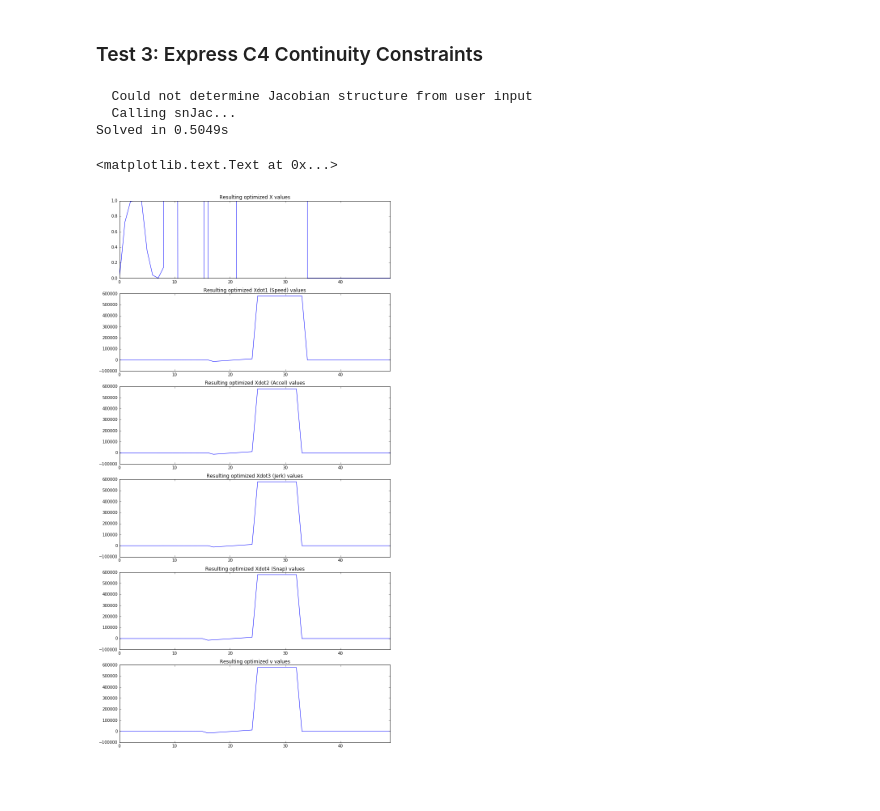
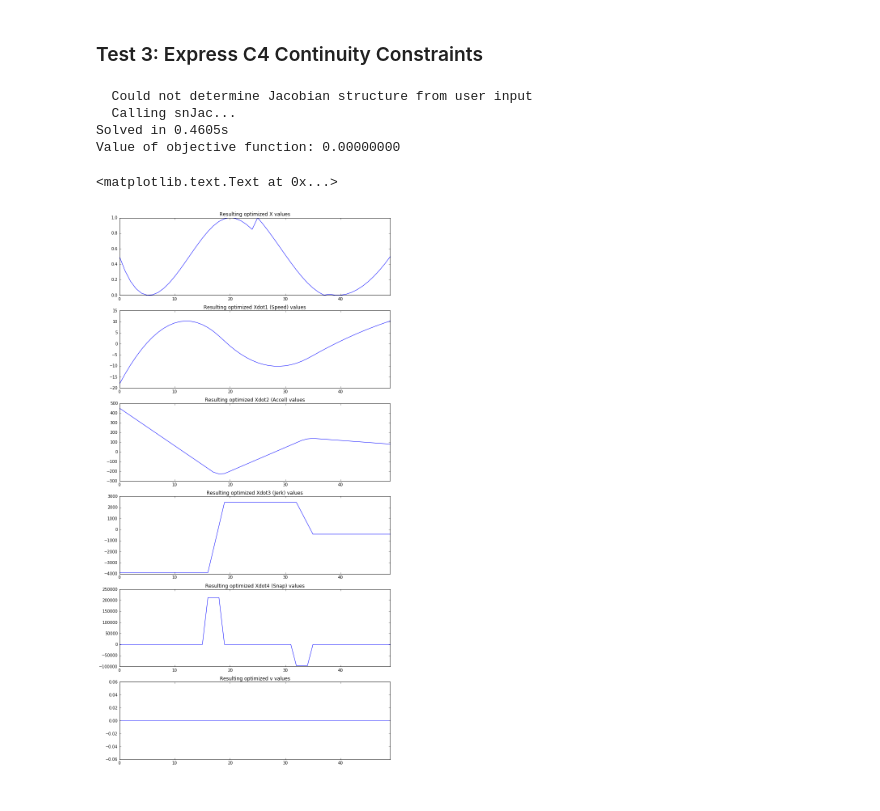
Before and after one commit to njoubert/spooky, a Jupyter notebook: experiments/ipython/13 - NJ - First attempts at optimizing blending function.ipynb, the cells around one changed output. Saved outputs shown, nothing was run; the diff lists cells and outputs as text; code cells hidden in the pictures.

```diff
--- a/experiments/ipython/13 - NJ - First attempts at optimizing blending function.ipynb
+++ b/experiments/ipython/13 - NJ - First attempts at optimizing blending function.ipynb
@@ -366,12 +366,15 @@ import time
 # Some important parameters here
 
 nsamples = 50
-dt = 0.001
+ndims    = 6
+
+dt = 0.1
 xdot5_limit = 0.00001
 
 inf = 1.0e20
 
-lambda_snap = dt**4 # 1 means only minimize position variation. 0 means only minimize snap
+lambda_snap = 1 # 1/dt**4 # 1 means only minimize position variation. 0 means only minimize snap
+lambda_pos = 0
 
 # Solver Time!
 
@@ -379,7 +382,6 @@ snopt = SNOPT_solver()
 snopt.setOption('Verbose',False)
 snopt.setOption('Solution print',True)
 snopt.setOption('Print file','blend_test1.out')
-
 
 # 1. Set up decision variables
 
@@ -390,7 +392,7 @@ xdot3 = np.array([0.0]*nsamples)
 xdot4 = np.array([0.0]*nsamples)
 v     = np.array([0.0]*nsamples) # C4 Continuity Control Variable
 
-x0 = np.matrix((x,xdot1,xdot2,xdot3,xdot4,v)).A1 # Interleave [x[0],xdot1[0],xdot2[0]...]
+x0 = np.matrix(np.c_[x,xdot1,xdot2,xdot3,xdot4,v]).A1 # Interleave [x[0],xdot1[0],xdot2[0]...]
 
 # 2. Set up the bounds on x
 
@@ -401,9 +403,13 @@ low_xdot3 = np.array([ -inf]*nsamples)
 low_xdot4 = np.array([ -inf]*nsamples)
 low_v     = np.array([ -xdot5_limit]*nsamples) # Bound control variable arbitrarily
 
-low_x[24] = 1.0 # with one silly constraint
+low_x[0] = 0.5
+low_x[nsamples-1] = 0.5
 
-xlow = np.matrix((low_x,low_xdot1,low_xdot2,low_xdot3,low_xdot4,low_v)).A1 # Interleave [x[0],xdot1[0],xdot2[0]...]
+low_x[nsamples/2] = 1.0 # with one silly constraint
+low_x[nsamples/2 + nsamples/4] = 0.0 # with one silly constraint
+
+xlow = np.matrix(np.c_[low_x,low_xdot1,low_xdot2,low_xdot3,low_xdot4,low_v]).A1 # Interleave [x[0],xdot1[0],xdot2[0]...]
 
 upp_x     = np.array([ 1.0] *nsamples) # X must be greater or equal to 0
 upp_xdot1 = np.array([ inf]*nsamples)
@@ -412,12 +418,13 @@ upp_xdot3 = np.array([ inf]*nsamples)
 upp_xdot4 = np.array([ inf]*nsamples)
 upp_v     = np.array([ xdot5_limit]*nsamples) # Bound control variable arbitrarily
 
-upp_x[37] = 0.0 # with another silly constraint
+upp_x[0] = 0.5
+upp_x[nsamples-1] = 0.5
+upp_x[nsamples/2 + nsamples/4] = 0.0
 
-xupp = np.matrix((upp_x,upp_xdot1,upp_xdot2,upp_xdot3,upp_xdot4,upp_v)).A1 # Interleave [x[0],xdot1[0],xdot2[0]...]
+xupp = np.matrix(np.c_[upp_x,upp_xdot1,upp_xdot2,upp_xdot3,upp_xdot4,upp_v]).A1 # Interleave [x[0],xdot1[0],xdot2[0]...]
 
 # 3. Set up the objective function
-
 
 M = np.array([
         [0,1,0,0,0],
@@ -432,23 +439,21 @@ N = np.array([0,0,0,0,1])
 
 def blend_test1_objF(status,x,needF,needG,cu,iu,ru):
 
-    stride = 6
-
-    xM = x.reshape(6,-1)
+    xM = x.reshape(nsamples,ndims)
 
     # our objective is the sum of
     # the L2 norm of our position error away from 0.5
     # the L2 norm of our 4th derivative error away from 0
-    obj_pos  = np.sum( (xM[0,:] - 0.5)**2 * dt)
-    obj_snap = np.sum( (xM[4,:]      )**2 * dt)
-    objective = obj_pos#lambda_snap*obj_snap
+    obj_pos  = np.sum( (xM[:,0] - 0.5)**2 * dt)
+    obj_snap = np.sum( (xM[:,4]      )**2 * dt)
+    objective = lambda_pos * obj_pos + lambda_snap * obj_snap
     #
     continuity_x = np.zeros((nsamples, 5))
 
     for i in range(nsamples-1):
-        si  = xM[0:5,i]
-        vi  = xM[5  ,i]
-        si1 = xM[0:5,i+1]
+        si  = xM[i,0:5]
+        vi  = xM[i,5  ]
+        si1 = xM[i+1,0:5]
         continuity_x[i] = si + (M.dot(si) + N.dot(vi))*dt - si1
 
     continuity_x = np.matrix(continuity_x).A1
@@ -476,6 +481,8 @@ snopt.snopta(name='blend_test1',x0=x0,xlow=xlow,xupp=xupp,
 b = time.time()
 
 print "Solved in %.4fs" % (b - a)
+
+print "Value of objective function: %.8f" % snopt.F[0]
 
 pylab.rcParams['figure.figsize'] = 12, 24
 gs = gridspec.GridSpec(6, 1, width_ratios=[1], height_ratios=[1,1,1,1,1,1])
@@ -493,36 +500,35 @@ f1.set_xlim([0,nsamples-1])
 f1.set_title("Resulting optimized X values")
 
 f2.plot(snopt.x[1::6])
 f2.set_ylim()
 f2.set_xlim([0,nsamples-1])
 f2.set_title("Resulting optimized Xdot1 (Speed) values")
 
 f3.plot(snopt.x[2::6])
 f3.set_ylim()
 f3.set_xlim([0,nsamples-1])
 f3.set_title("Resulting optimized Xdot2 (Accel) values")
 
 f4.plot(snopt.x[3::6])
 f4.set_ylim()
 f4.set_xlim([0,nsamples-1])
 f4.set_title("Resulting optimized Xdot3 (Jerk) values")
 
 f5.plot(snopt.x[4::6])
 f5.set_ylim()
 f5.set_xlim([0,nsamples-1])
 f5.set_title("Resulting optimized Xdot4 (Snap) values")
 
 f6.plot(snopt.x[5::6])
 f6.set_ylim()
 f6.set_xlim([0,nsamples-1])
 f6.set_title("Resulting optimized v values")
 # %% [output]
   Could not determine Jacobian structure from user input
   Calling snJac...
-Solved in 0.5049s
+Solved in 0.4605s
+Value of objective function: 0.00000000
 <matplotlib.text.Text at 0x...>
-[figure, old version]
+[figure, new version]
-# %% [markdown]
-####
 # %%
 x     = np.array([0.5]*nsamples) # Initialize to 0.5
```
Also changed, not shown: parts of 1 cell of this notebook.
